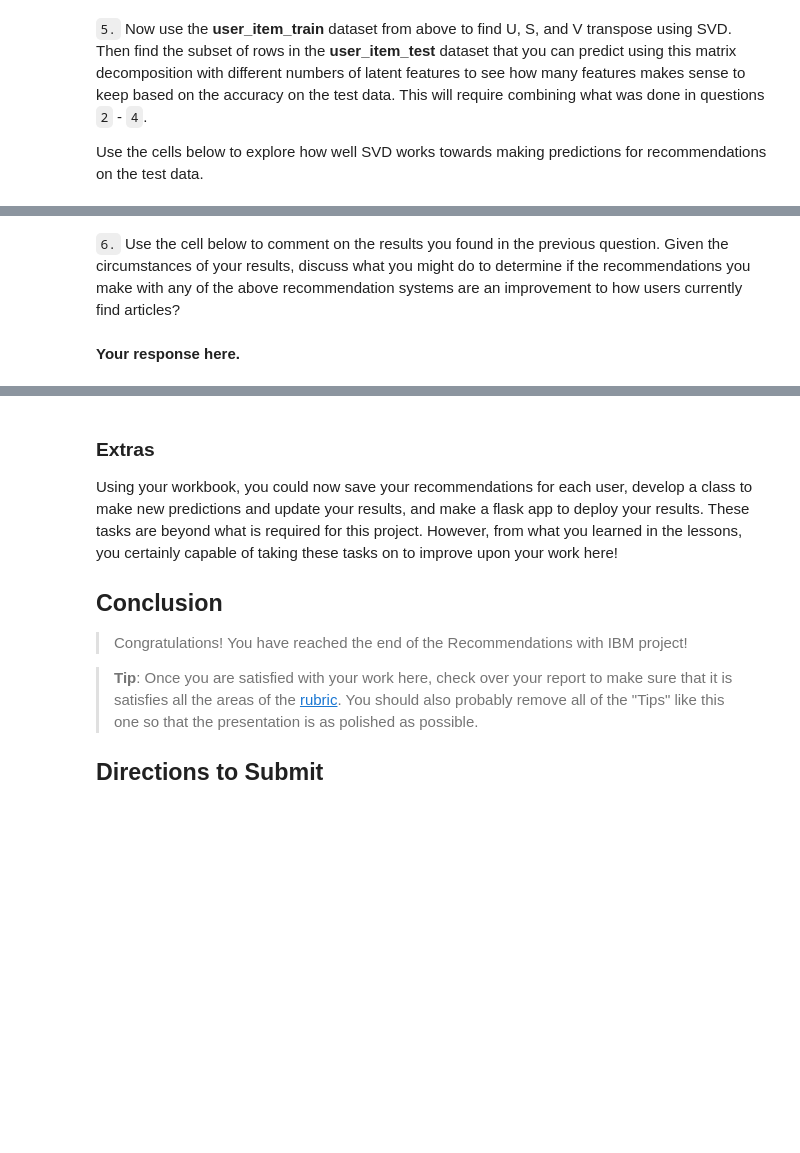
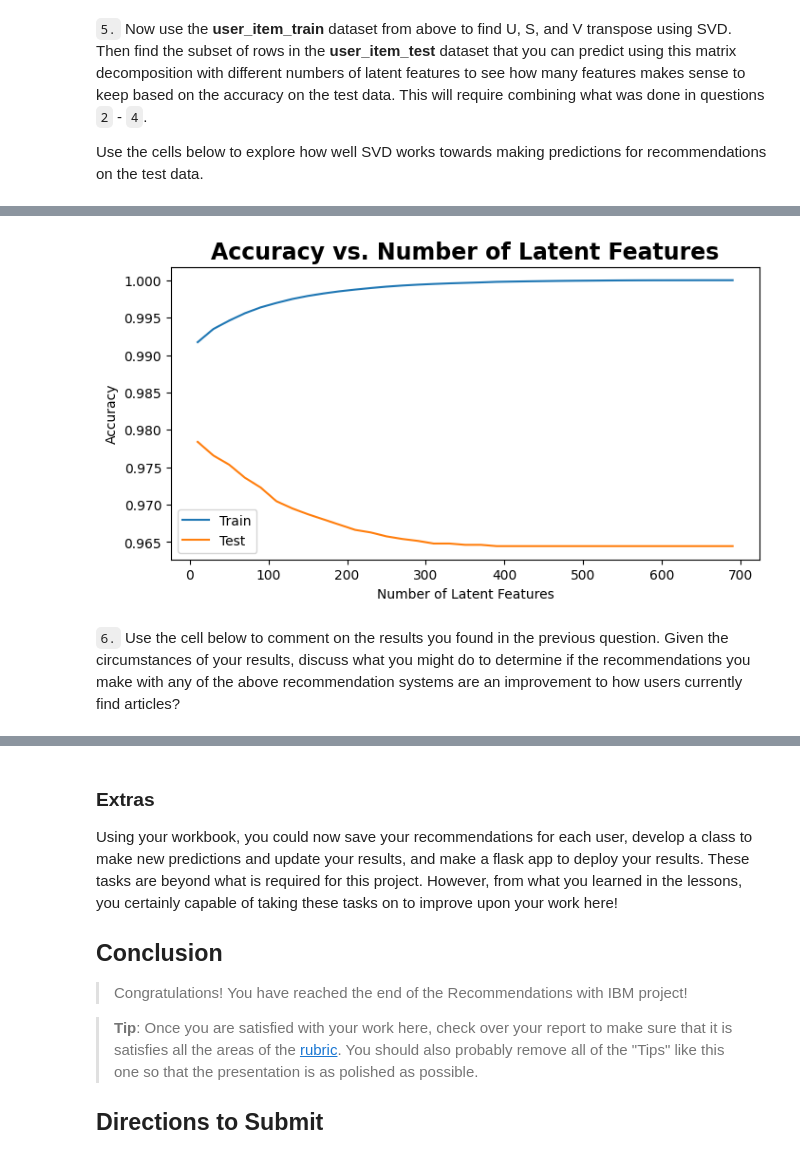
Before and after one commit to michael-zeller/udacity_cd0019, a Jupyter notebook: Recommendations_with_IBM.ipynb, the cells around one changed output, grey strips where cells are left out. Drawn from its saved outputs; the diff is of its cells as text; code cells hidden in the pictures; blank space fills up the shorter version.

```diff
--- a/Recommendations_with_IBM.ipynb
+++ b/Recommendations_with_IBM.ipynb
@@ -897,4 +853,37 @@ ValueError: Unable to coerce to DataFrame, shape must be (20, 714): given (4487,
+# %%
+num_latent_feats = np.arange(10,700+10,20)
+sum_train_errs = []
+sum_test_errs = []
+
+for k in num_latent_feats:
+    # restructure with k latent features
+    s_train_new, u_train_new, vt_train_new = np.diag(s_train[:k]), u_train[:, :k], vt_train[:k, :]
+    u_test_new, vt_test_new = u_test[:, :k], vt_test[:k, :]
+
+    # take dot product for estimation
+    train_user_item_est = np.around(np.dot(np.dot(u_train_new, s_train_new), vt_train_new))
+    test_user_item_est = np.around(np.dot(np.dot(u_test_new, s_train_new), vt_test_new))
+
+    # compute error for each estimation to actual value
+    train_diffs = np.subtract(user_item_train, train_user_item_est)
+    test_diffs = np.subtract(sub_user_item_test, test_user_item_est)
+
+    # total errors and keep track of them
+    train_errors = np.sum(np.sum(np.abs(train_diffs)))
+    test_errors = np.sum(np.sum(np.abs(test_diffs)))
+
+    sum_train_errs.append(train_errors)
+    sum_test_errs.append(test_errors)
+# %%
+plt.figure(figsize=(8,4))
+plt.plot(num_latent_feats, 1 - np.array(sum_train_errs)/user_item_train.size, label='Train')
+plt.plot(num_latent_feats, 1 - np.array(sum_test_errs)/sub_user_item_test.size, label='Test')
+plt.xlabel('Number of Latent Features')
+plt.ylabel('Accuracy')
+plt.title('Accuracy vs. Number of Latent Features', weight='bold', size=17)
+plt.legend()
+plt.show()
+# %% [output]
+[figure, added]
 # %% [markdown]
 `6.` Use the cell below to comment on the results you found in the previous question. Given the circumstances of your results, discuss what you might do to determine if the recommendations you make with any of the above recommendation systems are an improvement to how users currently find articles?
-# %% [markdown]
-**Your response here.**
```
Also changed, not shown: parts of 4 cells of this notebook.
